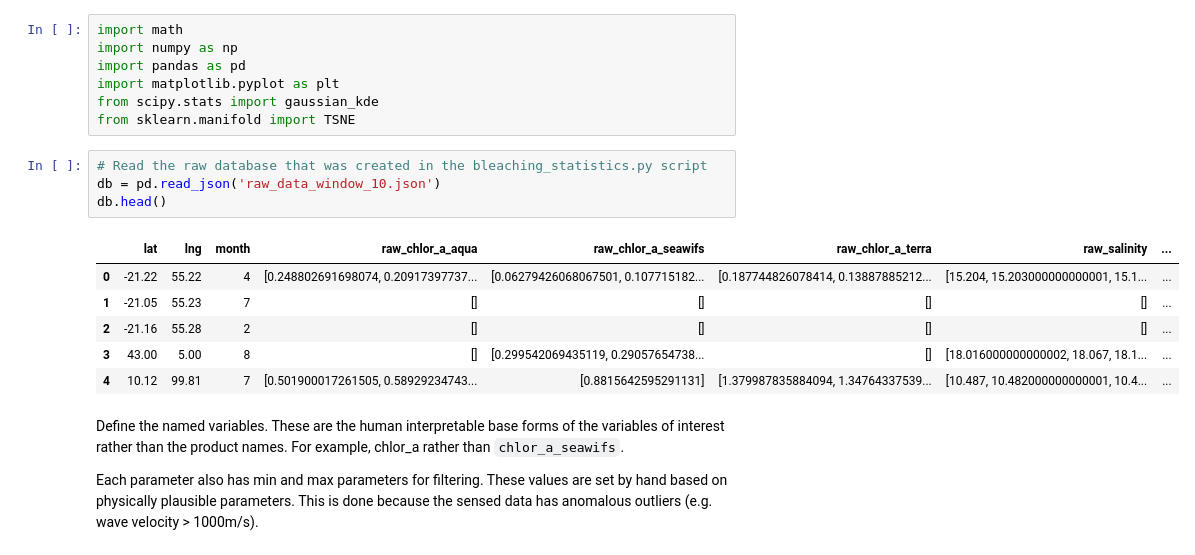
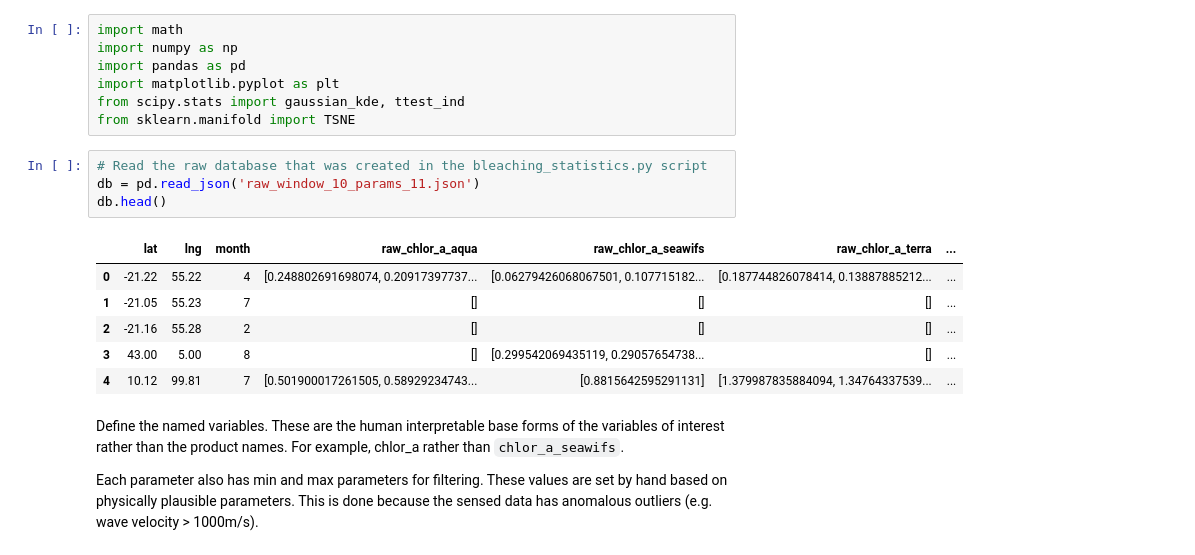
Before and after one commit to clkruse/coral-bleaching, a Jupyter notebook: bleaching_analysis.ipynb, the cells around one changed output. Cells and saved outputs as stored; diff of their text form.

```diff
--- a/bleaching_analysis.ipynb
+++ b/bleaching_analysis.ipynb
@@ -3,19 +3,19 @@ import math
 import numpy as np
 import pandas as pd
 import matplotlib.pyplot as plt
-from scipy.stats import gaussian_kde
+from scipy.stats import gaussian_kde, ttest_ind
 from sklearn.manifold import TSNE
 # %%
 # Read the raw database that was created in the bleaching_statistics.py script
-db = pd.read_json('raw_data_window_10.json')
+db = pd.read_json('raw_window_10_params_11.json')
 db.head()
 # %% [output]
-|  | lat | lng | month | raw_chlor_a_aqua | raw_chlor_a_seawifs | raw_chlor_a_terra | raw_salinity | ... |
-| 0 | -21.22 | 55.22 | 4 | [0.248802691698074, 0.20917397737... | [0.06279426068067501, 0.107715182... | [0.187744826078414, 0.13887885212... | [15.204, 15.203000000000001, 15.1... | ... |
-| 1 | -21.05 | 55.23 | 7 | [] | [] | [] | [] | ... |
-| 2 | -21.16 | 55.28 | 2 | [] | [] | [] | [] | ... |
-| 3 | 43.00 | 5.00 | 8 | [] | [0.299542069435119, 0.29057654738... | [] | [18.016000000000002, 18.067, 18.1... | ... |
-| 4 | 10.12 | 99.81 | 7 | [0.501900017261505, 0.58929234743... | [0.8815642595291131] | [1.379987835884094, 1.34764337539... | [10.487, 10.482000000000001, 10.4... | ... |
+|  | lat | lng | month | raw_chlor_a_aqua | raw_chlor_a_seawifs | raw_chlor_a_terra | ... |
+| 0 | -21.22 | 55.22 | 4 | [0.248802691698074, 0.20917397737... | [0.06279426068067501, 0.107715182... | [0.187744826078414, 0.13887885212... | ... |
+| 1 | -21.05 | 55.23 | 7 | [] | [] | [] | ... |
+| 2 | -21.16 | 55.28 | 2 | [] | [] | [] | ... |
+| 3 | 43.00 | 5.00 | 8 | [] | [0.299542069435119, 0.29057654738... | [] | ... |
+| 4 | 10.12 | 99.81 | 7 | [0.501900017261505, 0.58929234743... | [0.8815642595291131] | [1.379987835884094, 1.34764337539... | ... |
 # %% [markdown]
 Define the named variables. These are the human interpretable base forms of the variables of interest rather than the product names. For example, chlor_a rather than `chlor_a_seawifs`.
 
```
Also changed, not shown: parts of 31 cells of this notebook, 12 other files.
